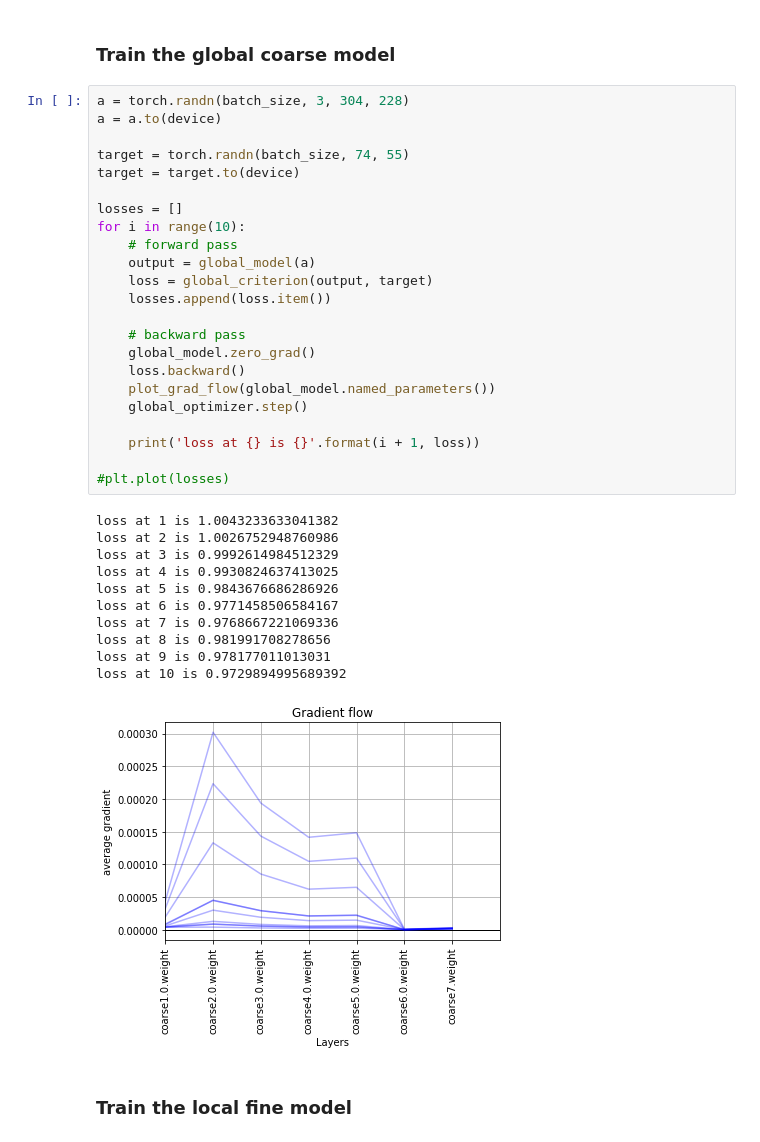
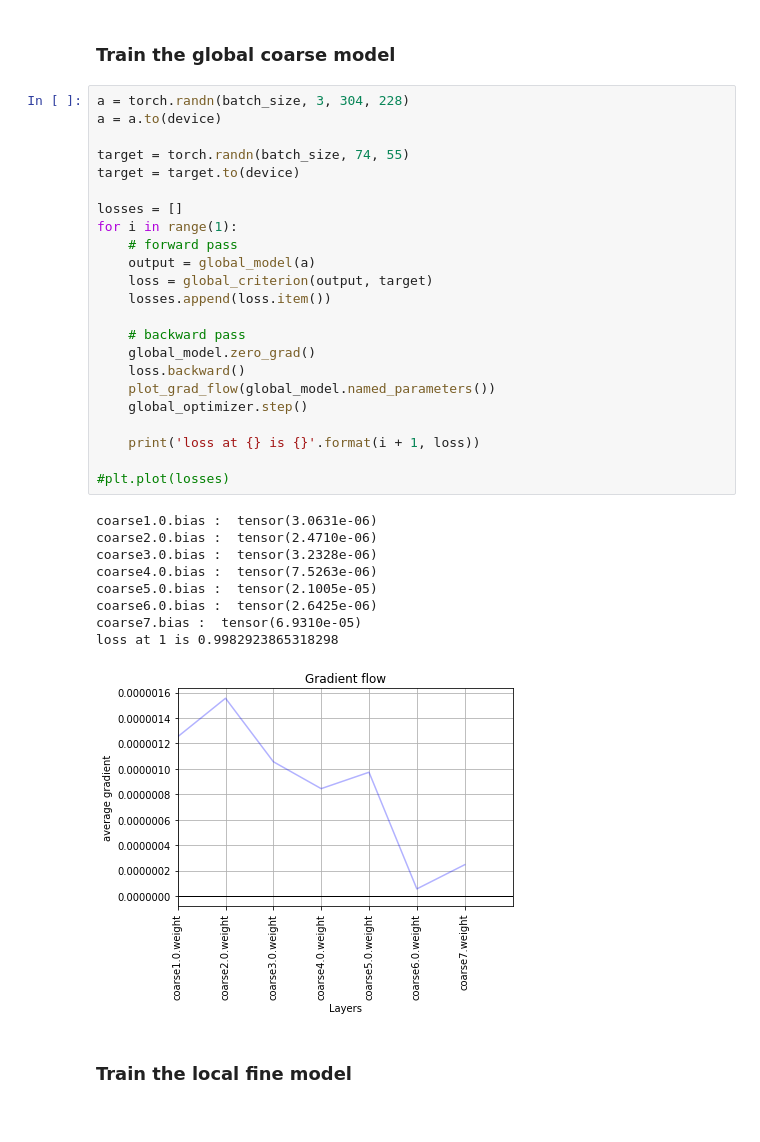
Before and after one commit to shuuchen/depth_eigen, a Jupyter notebook: test.ipynb, the cells around one changed output. Saved outputs shown, nothing was run; the diff lists cells and outputs as text.

```diff
--- a/test.ipynb
+++ b/test.ipynb
@@ -145,38 +147,36 @@ def plot_grad_flow(named_parameters):
 # %%
 a = torch.randn(batch_size, 3, 304, 228)
 a = a.to(device)
 
 target = torch.randn(batch_size, 74, 55)
 target = target.to(device)
 
 losses = []
-for i in range(10):
+for i in range(1):
     # forward pass
     output = global_model(a)
     loss = global_criterion(output, target)
     losses.append(loss.item())
 
     # backward pass
     global_model.zero_grad()
     loss.backward()
     plot_grad_flow(global_model.named_parameters())
     global_optimizer.step()
 
     print('loss at {} is {}'.format(i + 1, loss))
 
 #plt.plot(losses)
 # %% [output]
-loss at 1 is 1.0043233633041382
-loss at 2 is 1.0026752948760986
-loss at 3 is 0.9992614984512329
-loss at 4 is 0.9930824637413025
-loss at 5 is 0.9843676686286926
-loss at 6 is 0.9771458506584167
-loss at 7 is 0.9768667221069336
-loss at 8 is 0.981991708278656
-loss at 9 is 0.978177011013031
-loss at 10 is 0.9729894995689392
+coarse1.0.bias :  tensor(3.0631e-06)
+coarse2.0.bias :  tensor(2.4710e-06)
+coarse3.0.bias :  tensor(3.2328e-06)
+coarse4.0.bias :  tensor(7.5263e-06)
+coarse5.0.bias :  tensor(2.1005e-05)
+coarse6.0.bias :  tensor(2.6425e-06)
+coarse7.bias :  tensor(6.9310e-05)
+loss at 1 is 0.9982923865318298
-[figure, old version]
+[figure, new version]
 # %% [markdown]
 ### Train the local fine model
 # %%
```
Also changed, not shown: parts of 3 cells of this notebook.
